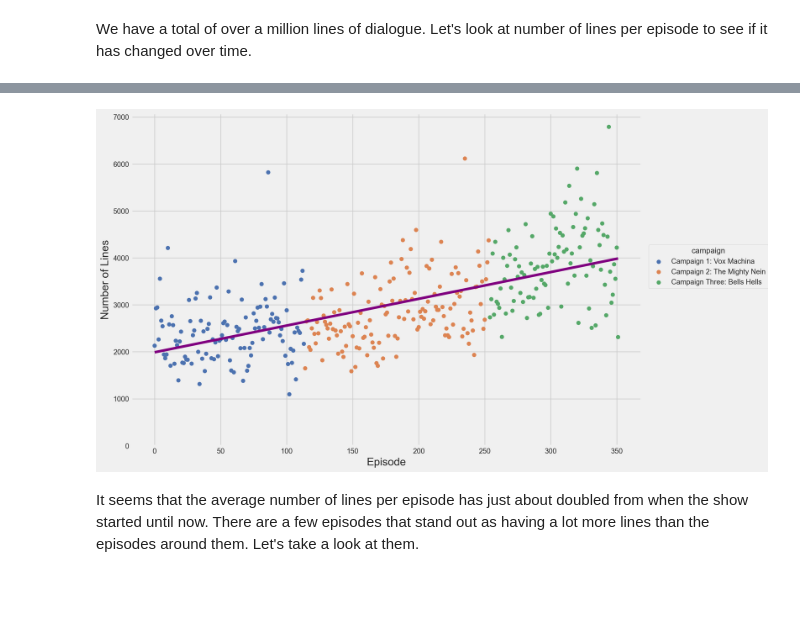
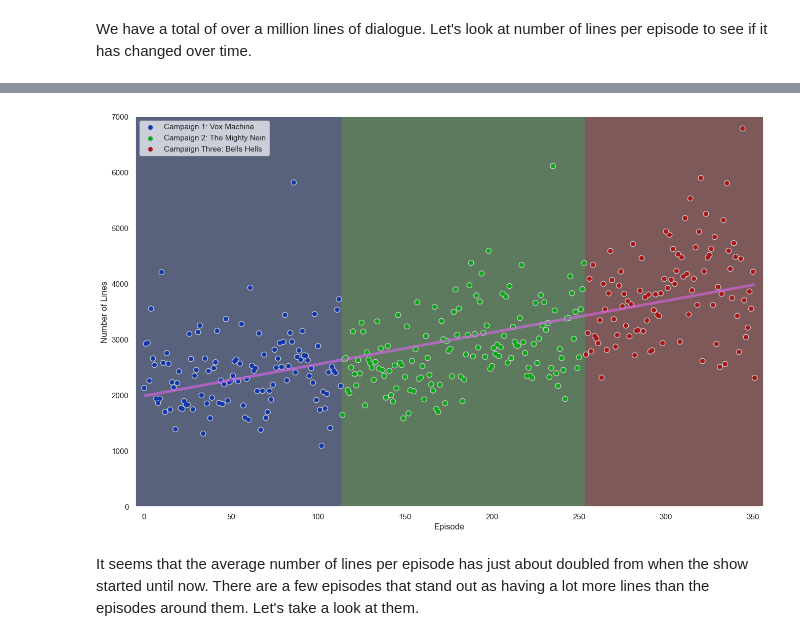
Before and after one commit to wmchad/CritRoleAI, a Jupyter notebook: notebooks/exploration/02_compare_campaigns.ipynb, the cells around one changed output, grey strips where cells are left out. Drawn from its saved outputs; the diff is of its cells as text; code cells hidden in the pictures; blank space fills up the shorter version.

```diff
--- a/notebooks/exploration/02_compare_campaigns.ipynb
+++ b/notebooks/exploration/02_compare_campaigns.ipynb
@@ -138,18 +156,51 @@ per_episode_summary['unique_id'] = per_episode_summary['campaign_no'].astype(str
-# %%
-so.Plot(
-    data  = per_episode_summary,
-    x     = per_episode_summary.index,
-    y     = 'lines',
-) \
-    .add(so.Dot(), color = 'campaign') \
-    .add(so.Line(color = 'purple'), so.PolyFit(1)) \
-    .limit(y = (0, None)) \
-    .theme(style.library["fivethirtyeight"]) \
-    .label(x = 'Episode', y = 'Number of Lines') \
-    .scale(color = sns.color_palette()[0:3]) \
-    .layout(size = (12, 8))
-# %% [output]
-[figure, removed]
+# %%
+campaign_bounds = pd.DataFrame({
+    'x': per_episode_summary.index,
+    'campaign_no': per_episode_summary['campaign_no']
+}) \
+    .groupby('campaign_no') \
+    .agg({'x': ['min', 'max']}) \
+    .droplevel(axis = 1, level = 0) \
+    .reset_index() \
+    .rename(columns = {'min': 'xmin', 'max': 'xmax'})
+campaign_bounds['xmin'] = campaign_bounds['xmin'] - [5, 0.5, 0.5]
+campaign_bounds['xmax'] = campaign_bounds['xmax'] + [0.5, 0.5, 5]
+xmin = campaign_bounds['xmin'].min()
+xmax = campaign_bounds['xmax'].max()
+ymax = math.ceil(per_episode_summary['lines'].max() / 1000) * 1000
+p = so.Plot(
+    data  = per_episode_summary,
+    x     = per_episode_summary.index,
+    y     = 'lines',
+) \
+    .add(so.Dot(color = '#cccccc', pointsize = 8)) \
+    .add(so.Dot(), color = 'campaign') \
+    .add(so.Line(color = '#dd66ed99'), so.PolyFit(1)) \
+    .limit(
+        x = (xmin, xmax),
+        y = (0, ymax)
+    ) \
+    .theme(style.library["fivethirtyeight"]) \
+    .label(x = 'Episode', y = 'Number of Lines') \
+    .scale(color = campaign_colors['color']) \
+    .layout(size = (12, 8))
+
+f, ax = plt.subplots()
+for i, row in campaign_bounds.iterrows():
+    ax.add_patch(ptch.Rectangle(
+        xy     = (row['xmin'], 0),
+        width  = row['xmax'] - row['xmin'],
+        height = ymax,
+        color  = campaign_colors['background'][i]
+    ))
+
+p.on(ax).plot()
+
+legend = f.legends.pop(0)
+ax.legend(legend.legend_handles, [t.get_text() for t in legend.texts])
+sns.move_legend(ax, "upper left")
+# %% [output]
+[figure, added]
 # %% [markdown]
 It seems that the average number of lines per episode has just about doubled from when the show started until now. There are a few episodes that stand out as having a lot more lines than the episodes around them. Let's take a look at them.
 # %%
```
Also changed, not shown: parts of 4 cells of this notebook, 1 other file.
